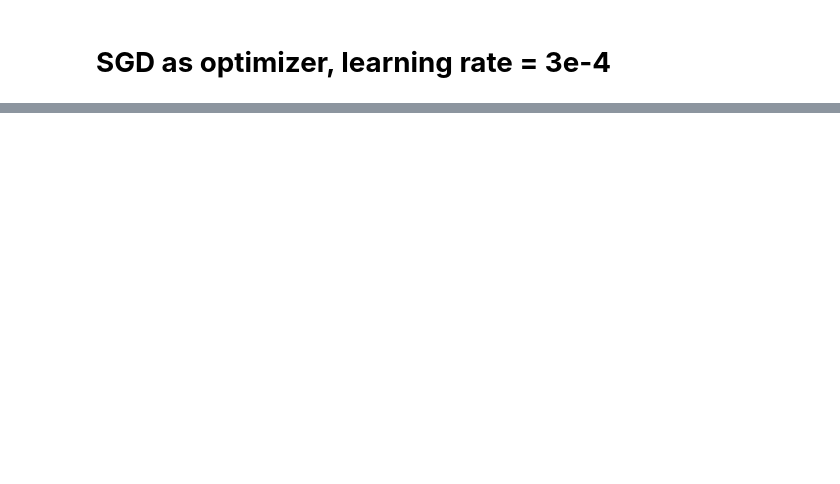
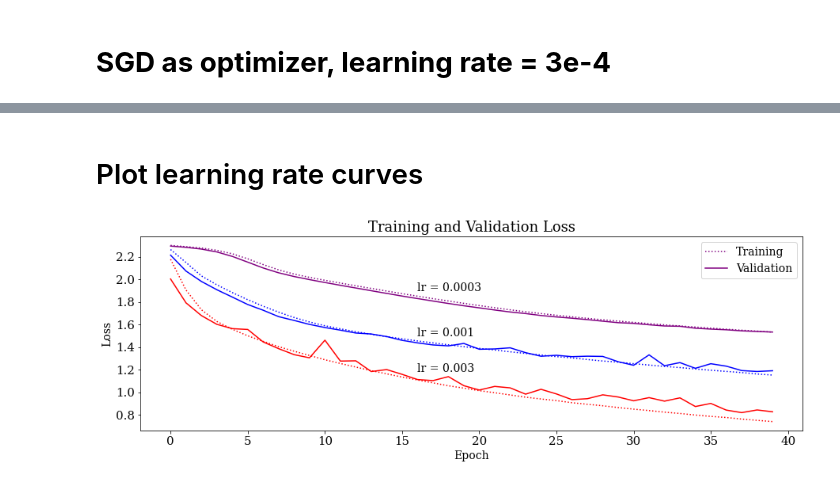
Before and after one commit to limited-fion/deep-learning-cw, a Jupyter notebook: 03_cw.ipynb, the cells around one changed output, grey strips where cells are left out. Saved outputs shown, nothing was run; the diff lists cells and outputs as text; code cells hidden in the pictures; blank space fills up the shorter version.

Commit message:
done w learning rate for sgd

```diff
--- a/03_cw.ipynb
+++ b/03_cw.ipynb
@@ -2911,0 +3106,36 @@ model.summary()
+# %% [markdown]
+# Plot learning rate curves
+# %%
+def addlabels(x,y):
+  for i in range(len(x)):
+    plt.text(i, y, y, ha='center', fontsize=13)
+
+fig = plt.figure(figsize=(15,4.5))
+
+plt.plot(history_sgd3.history['loss'], linestyle='dotted', color='purple', label='lr = 0.0003')
+plt.plot(history_sgd3.history['val_loss'], color='purple', label='lr = 0.0003')
+plt.plot(history_sgd2.history['loss'], linestyle='dotted', color='blue', label='lr = 0.001')
+plt.plot(history_sgd2.history['val_loss'], color='blue', label='lr = 0.001')
+plt.plot(history_sgd1.history['loss'], linestyle='dotted', color='red', label='lr = 0.003')
+plt.plot(history_sgd1.history['val_loss'], color='red', label='lr = 0.003')
+
+plt.title('Training and Validation Loss', fontsize = 18)
+plt.yticks(fontsize = 15)
+plt.xticks(fontsize = 15)
+plt.ylabel('Loss', fontsize = 14)
+plt.xlabel('Epoch', fontsize = 14)
+
+plt.text(16, 1.18, 'lr = 0.003', fontsize=14)
+plt.text(16, 1.5, 'lr = 0.001', fontsize=14)
+plt.text(16, 1.9, 'lr = 0.0003', fontsize=14)
+
+plt.legend(['Training', 'Validation'], fontsize=14, loc='upper right')
+
+directory = '/content/drive/MyDrive/dl-cw-03/diagrams/'
+
+if not os.path.exists(directory):
+  os.makedirs(directory)
+
+fig.savefig(os.path.join(directory, 'sgd_lr.png'))
+# %% [output]
+[figure, added]
```
Also changed, not shown: parts of 8 cells of this notebook.
